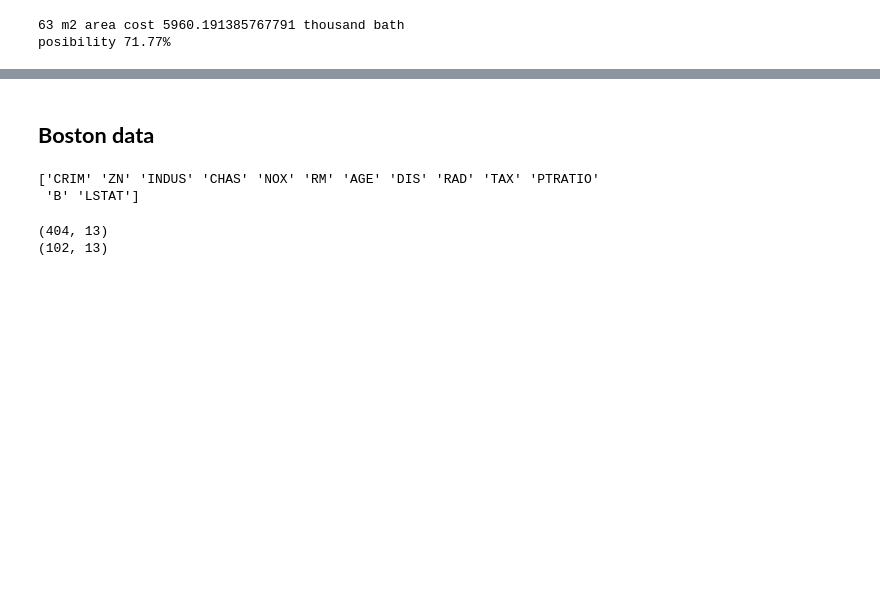
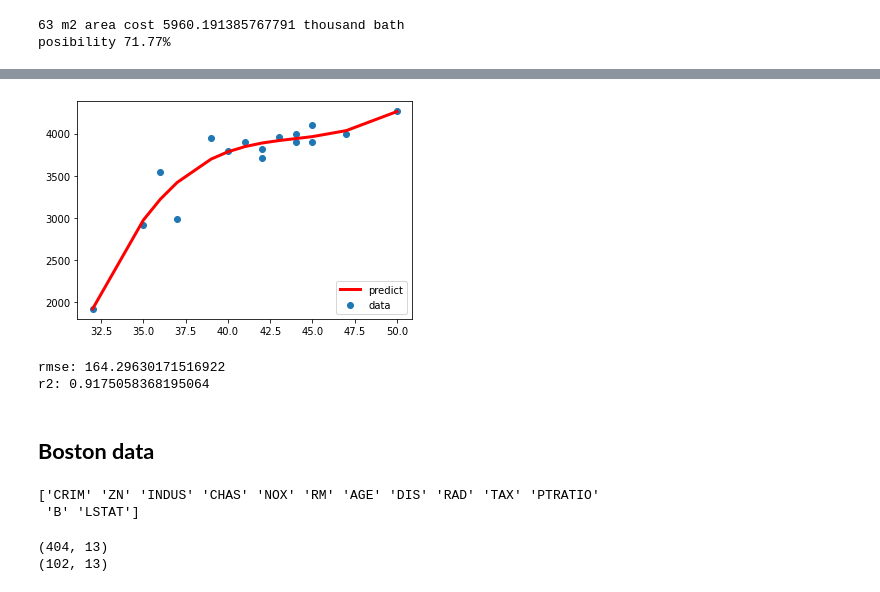
Before and after one commit to chatmethar-comp/CondoRegressionModel, a Jupyter notebook: linearCondoRegression.ipynb, the cells around one changed output, grey strips where cells are left out. Drawn from its saved outputs; the diff is of its cells as text; code cells hidden in the pictures; blank space fills up the shorter version.

```diff
--- a/linearCondoRegression.ipynb
+++ b/linearCondoRegression.ipynb
@@ -49,0 +62,4 @@ posibility 71.77%
+# %%
+poly_feature = PolynomialFeatures(degree=2)
+x_poly = poly_feature.fit_transform(x)
+print(x_poly)
@@ -50,3 +83,22 @@ posibility 71.77%
+# %%
+poly_model = LinearRegression()
+poly_model = poly_model.fit(x_poly,y)
+plt.scatter(x,y,label='data')
+
+sorted_zip = sorted(zip(x,y_pred_poly))
+x_plot, y_plot = zip(*sorted_zip)
+plt.plot(x_plot,y_plot,label='predict',linewidth=3,color='r')
+plt.legend(loc = 'lower right')
+plt.show()
+# %% [output]
+[figure, added]
+# %%
+y_pred_poly = poly_model.predict(x_poly)
+print("rmse:",np.sqrt(mean_squared_error(y,y_pred_poly)))
+print("r2:",r2_score(y,y_pred_poly))
+# %% [output]
+rmse: 164.29630171516922
+r2: 0.9175058368195064
 # %% [markdown]
 ## **Boston data**
 # %%
```
Also changed, not shown: parts of 8 cells of this notebook.
